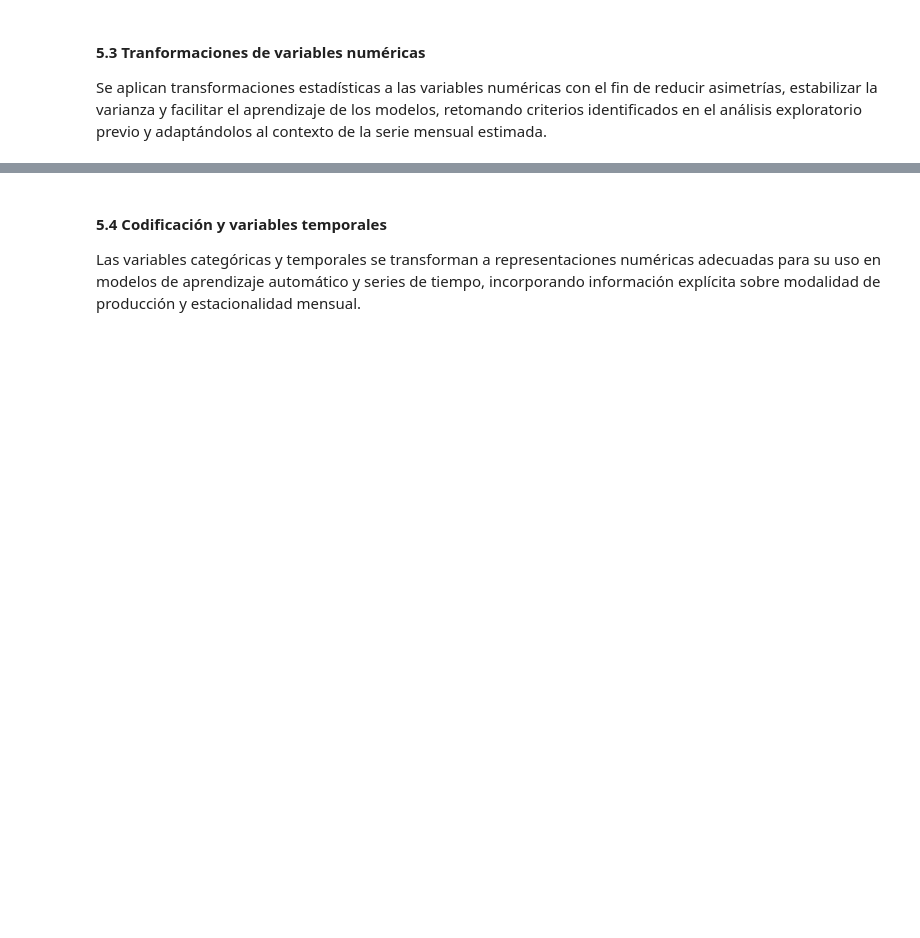
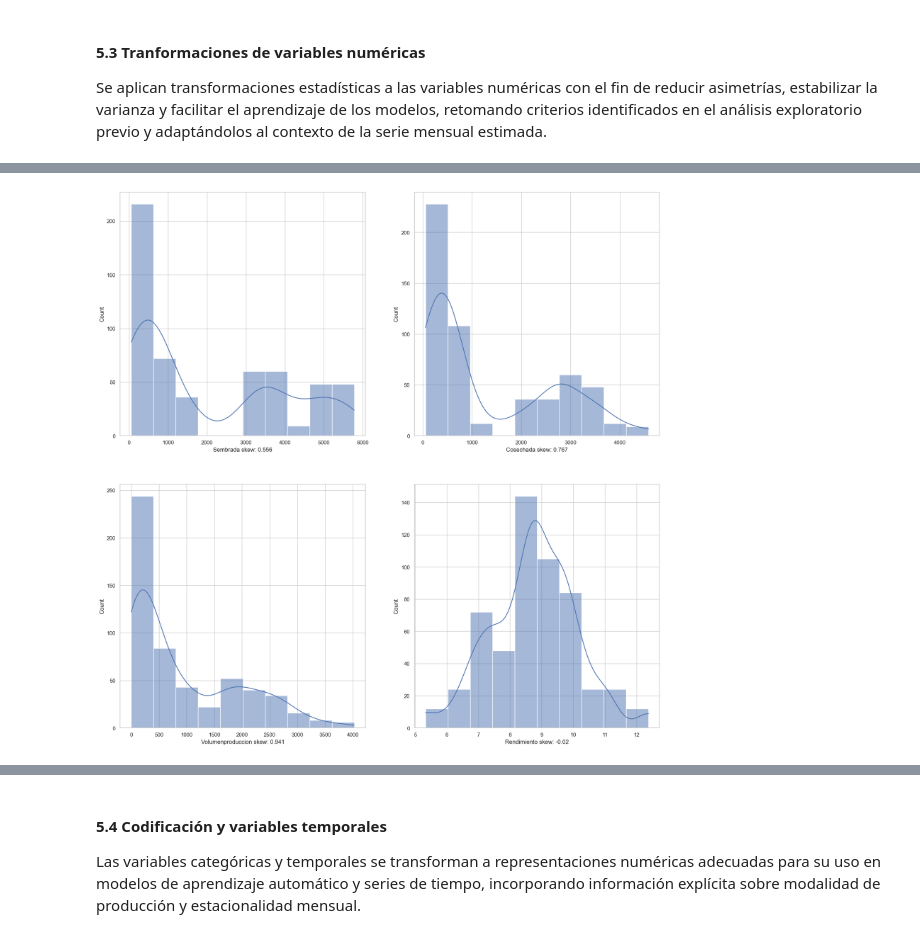
Before and after one commit to juan-pablo-lopez/tc5035-ene26-equipo29, a Jupyter notebook: Avance2.Equipo29.ipynb, the cells around one changed output, grey strips where cells are left out. Cells and saved outputs as stored; diff of their text form; code cells hidden in the pictures; blank space fills up the shorter version.

```diff
--- a/Avance2.Equipo29.ipynb
+++ b/Avance2.Equipo29.ipynb
@@ -665,0 +713,11 @@ Se aplican transformaciones estadísticas a las variables numéricas con el fin
+# %%
+# Graficar matriz de histogramas para demostrar distribuciones de los datos
+figure, axis = plt.subplots(2, 2, figsize = (20, 20))
+axis = axis.ravel()
+
+for col, ax in zip(num_cols, axis):
+    skew = round(df_fe[col].skew(), 3)
+    sns.histplot(x = df_fe[col], bins = 10, kde = True, ax = ax)
+    ax.set(xlabel = f'{col} skew: {skew}')
+# %% [output]
+[figure, added]
```
Also changed, not shown: parts of 24 cells of this notebook.
